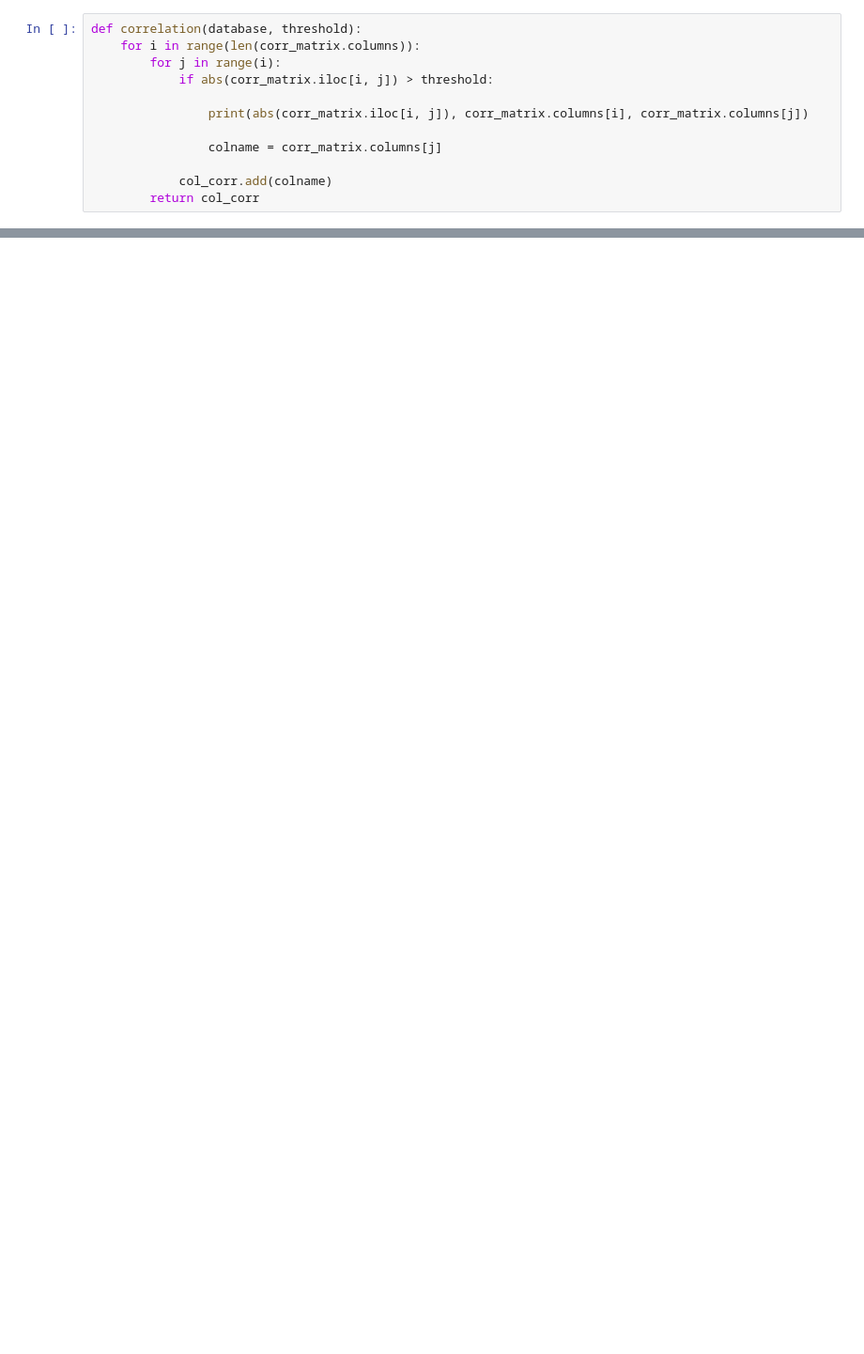
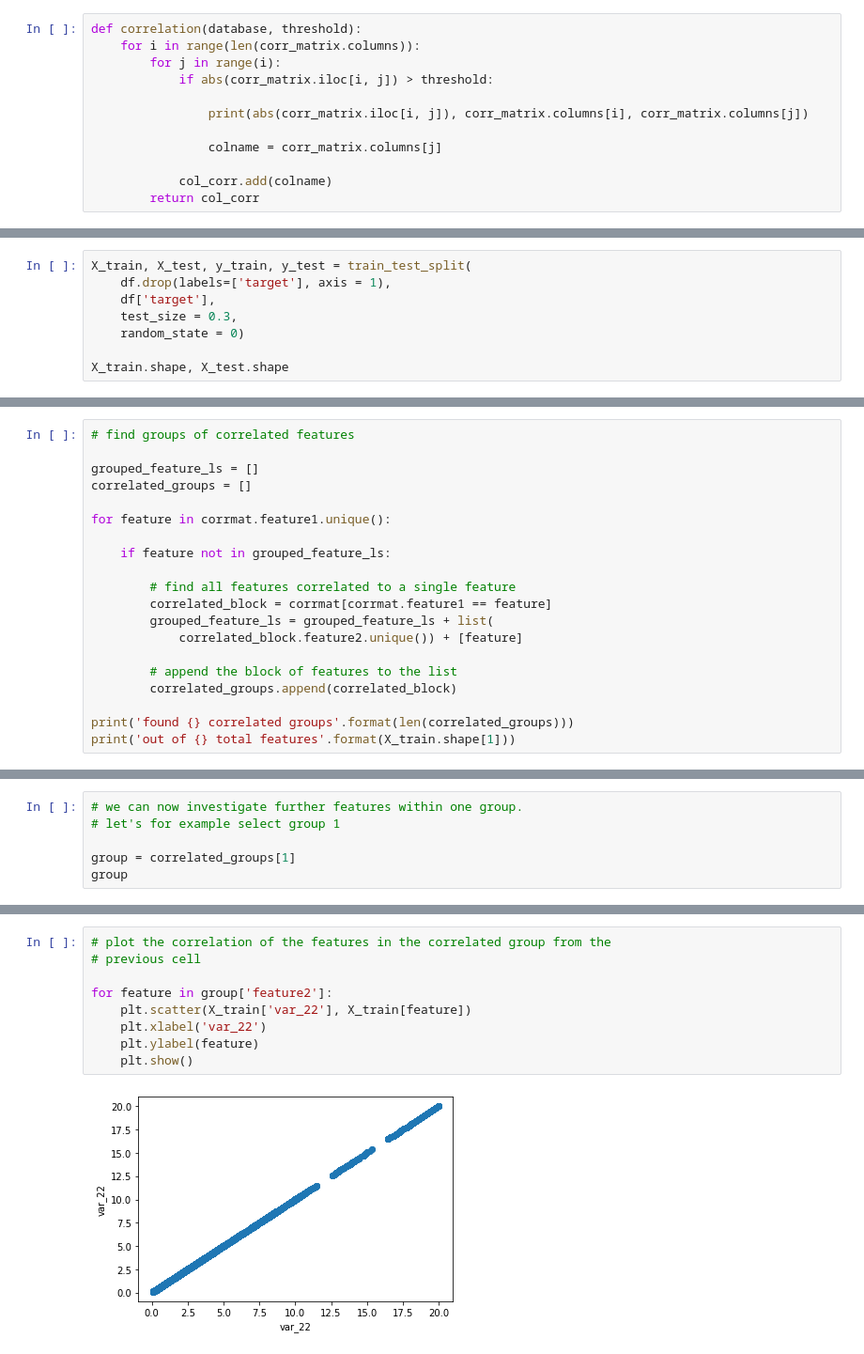
Before and after one commit to daianeklein/Feature-Selection, a Jupyter notebook: Correlation.ipynb, the cells around one changed output, grey strips where cells are left out. Shown at 94% size. Drawn from its saved outputs; the diff is of its cells as text; blank space fills up the shorter version.

Commit message:
add correlation notebook and gitignore

```diff
--- a/Correlation.ipynb
+++ b/Correlation.ipynb
@@ -225,0 +220,8 @@ len(set(corr_features))
+# %%
+X_train, X_test, y_train, y_test = train_test_split(
+    df.drop(labels=['target'], axis = 1),
+    df['target'],
+    test_size = 0.3,
+    random_state = 0)
+
+X_train.shape, X_test.shape
@@ -225,0 +250,20 @@ len(set(corr_features))
+# %%
+# find groups of correlated features
+
+grouped_feature_ls = []
+correlated_groups = []
+
+for feature in corrmat.feature1.unique():
+
+    if feature not in grouped_feature_ls:
+
+        # find all features correlated to a single feature
+        correlated_block = corrmat[corrmat.feature1 == feature]
+        grouped_feature_ls = grouped_feature_ls + list(
+            correlated_block.feature2.unique()) + [feature]
+
+        # append the block of features to the list
+        correlated_groups.append(correlated_block)
+
+print('found {} correlated groups'.format(len(correlated_groups)))
+print('out of {} total features'.format(X_train.shape[1]))
@@ -225,0 +299,6 @@ len(set(corr_features))
+# %%
+# we can now investigate further features within one group.
+# let's for example select group 1
+
+group = correlated_groups[1]
+group
@@ -225,0 +358,11 @@ len(set(corr_features))
+# %%
+# plot the correlation of the features in the correlated group from the
+# previous cell
+
+for feature in group['feature2']:
+    plt.scatter(X_train['var_22'], X_train[feature])
+    plt.xlabel('var_22')
+    plt.ylabel(feature)
+    plt.show()
+# %% [output]
+[figure, added]
```
Also changed, not shown: parts of 17 cells of this notebook, 1 other file.
